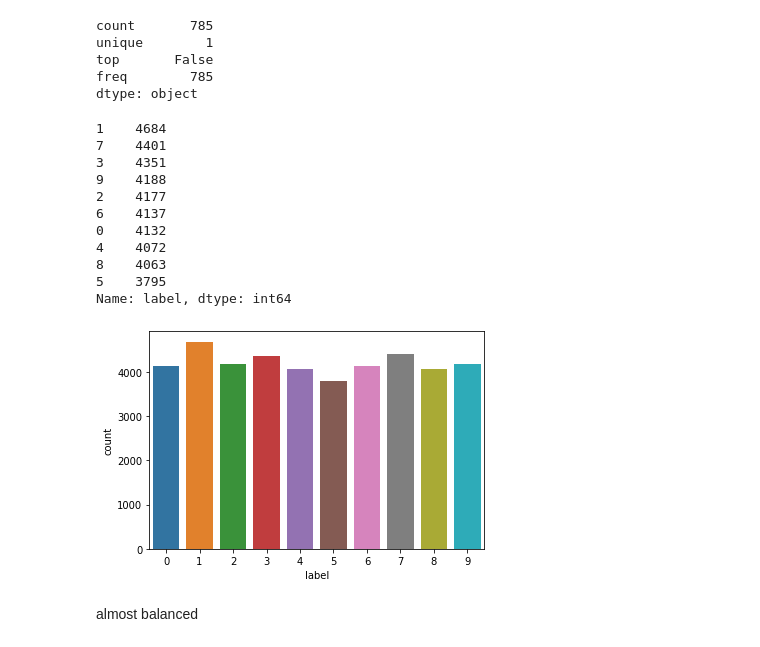
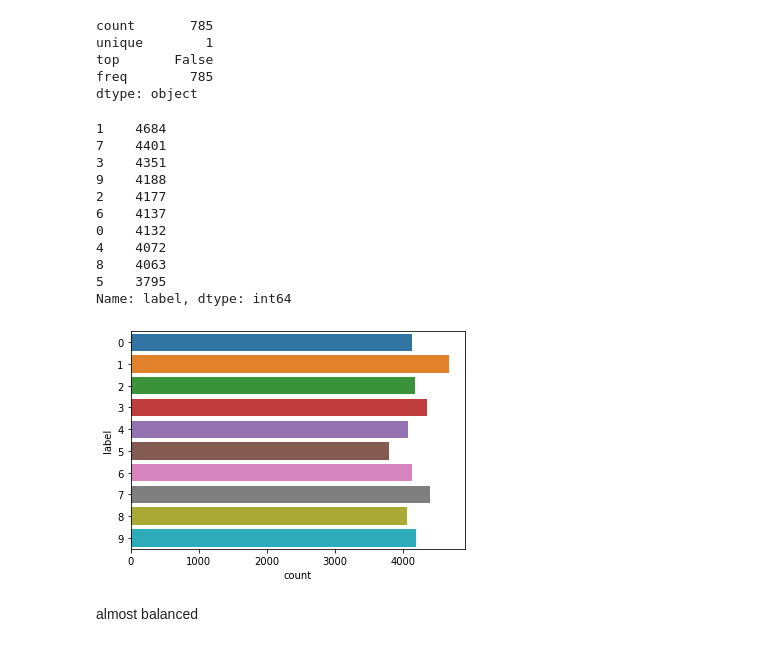
Before and after one commit to ParnianH98/CNN-Convolutional-Neural-Network-, a Jupyter notebook: Neural_Network_optimization.ipynb, the cells around one changed output. Drawn from its saved outputs; the diff is of its cells as text; code cells hidden in the pictures.

```diff
--- a/Neural_Network_optimization.ipynb
+++ b/Neural_Network_optimization.ipynb
@@ -59,31 +59,31 @@ dtype: object
 # %%
 random_seed = 2
 
 
 Y_train = data["label"]
 
 # Drop 'label' column
 X_train = data.drop(labels = ["label"],axis = 1)
 
 # free some space
 del data
 
-g = sns.countplot(Y_train)
+g = sns.countplot(y=Y_train)
 
 Y_train.value_counts()
 # %% [output]
 1    4684
 7    4401
 3    4351
 9    4188
 2    4177
 6    4137
 0    4132
 4    4072
 8    4063
 5    3795
 Name: label, dtype: int64
-[figure, old version]
+[figure, new version]
 # %% [markdown]
 almost balanced
 # %%
```
Also changed, not shown: parts of 8 cells of this notebook.
